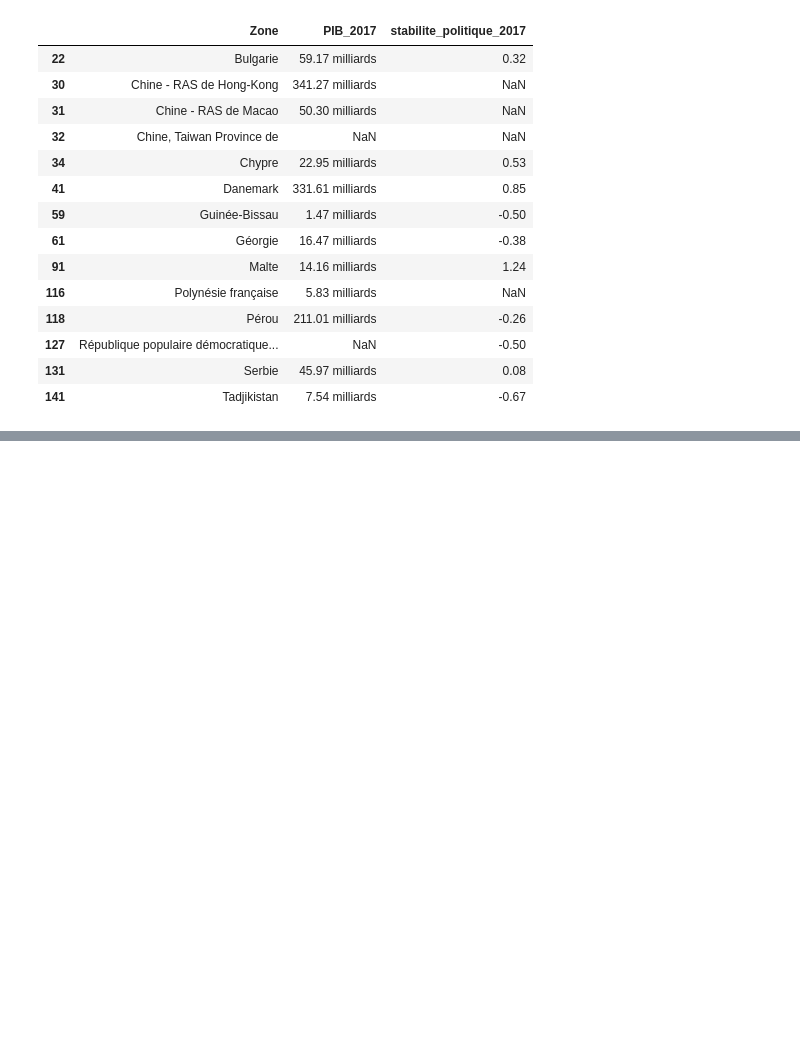
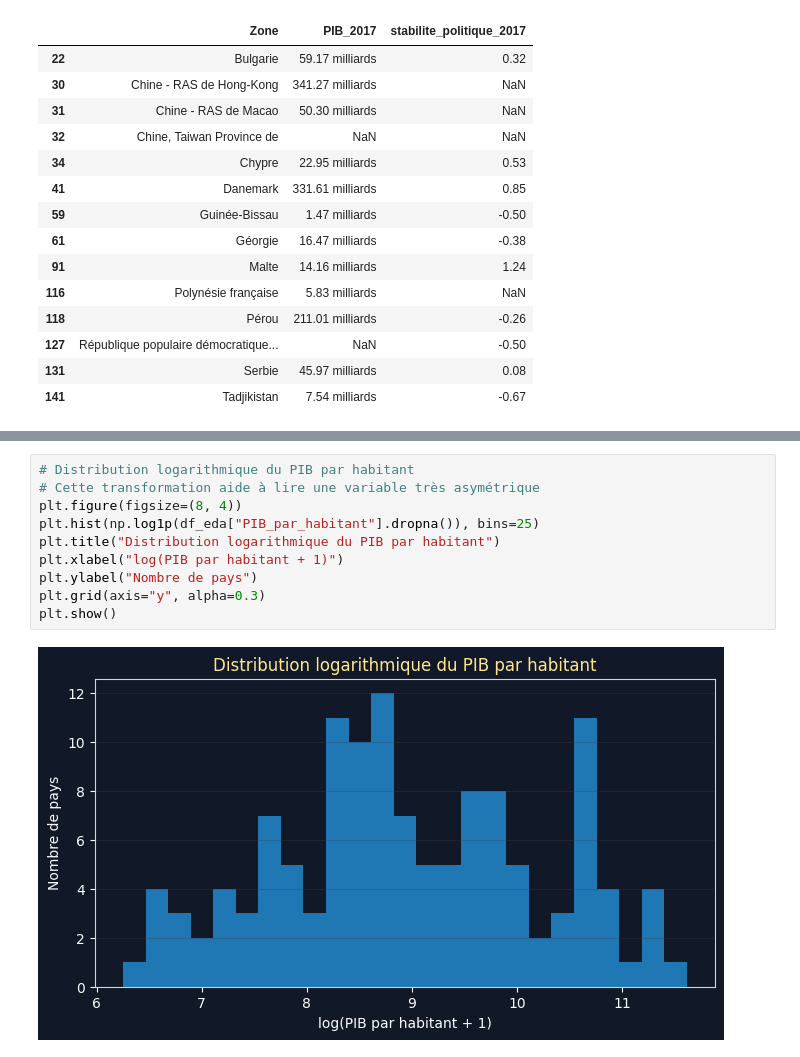
Before and after one commit to Stephane-OC/la-poule-qui-chante-market-study, a Jupyter notebook: preparation_nettoyage_EDA.ipynb, the cells around one changed output, grey strips where cells are left out. Drawn from its saved outputs; the diff is of its cells as text; blank space fills up the shorter version.

```diff
--- a/preparation_nettoyage_EDA.ipynb
+++ b/preparation_nettoyage_EDA.ipynb
@@ -4263,0 +4717,12 @@ Nombre final de pays : 129
+# %%
+# Distribution logarithmique du PIB par habitant
+# Cette transformation aide à lire une variable très asymétrique
+plt.figure(figsize=(8, 4))
+plt.hist(np.log1p(df_eda["PIB_par_habitant"].dropna()), bins=25)
+plt.title("Distribution logarithmique du PIB par habitant")
+plt.xlabel("log(PIB par habitant + 1)")
+plt.ylabel("Nombre de pays")
+plt.grid(axis="y", alpha=0.3)
+plt.show()
+# %% [output]
+[figure, added]
```
Also changed, not shown: parts of 89 cells of this notebook, 2 other files.
